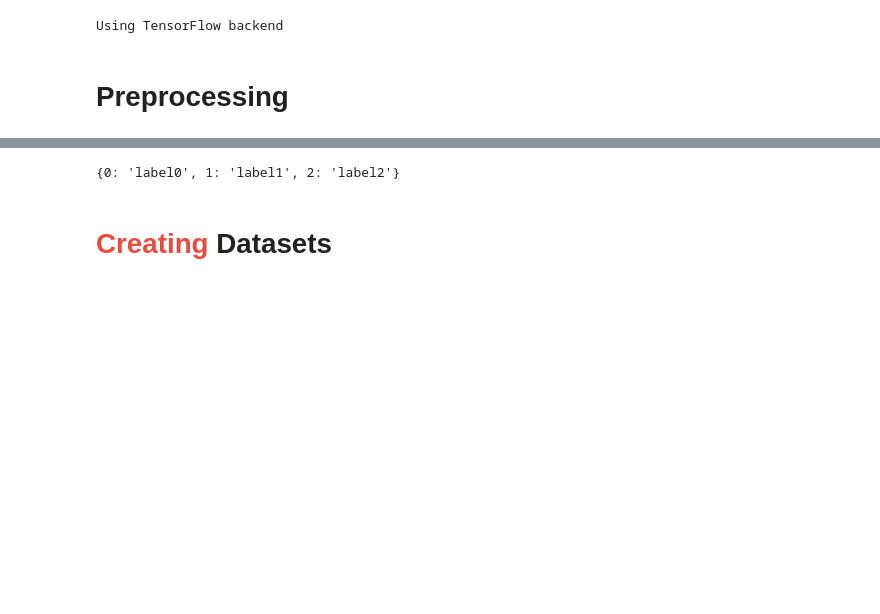
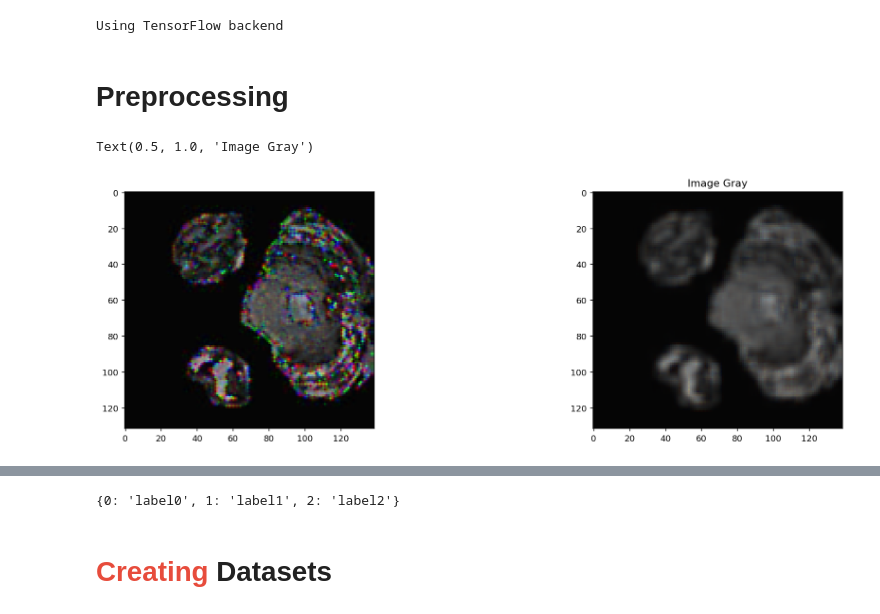
Before and after one commit to juliorodrigues07/tumour_detection, a Jupyter notebook: notebooks/brain_tumor_detection_w_keras_yolo_v8.ipynb, the cells around one changed output, grey strips where cells are left out. Saved outputs shown, nothing was run; the diff lists cells and outputs as text; code cells hidden in the pictures; blank space fills up the shorter version.

```diff
--- a/notebooks/brain_tumor_detection_w_keras_yolo_v8.ipynb
+++ b/notebooks/brain_tumor_detection_w_keras_yolo_v8.ipynb
@@ -67,3 +67,23 @@ AUTO = tf.data.AUTOTUNE
 Using TensorFlow backend
 # %% [markdown]
 # <span style="color:#e74c3c;"> </span> Preprocessing
+# %%
+#SUAVIZAÇÃO DA IMAGEM
+#carrega a imagem
+img_path  = f'slice_34.jpg'
+image_gray = cv2.imread(img_path,0)
+
+#Aplica filtro de média
+blurred_image = cv2.blur(image_gray,(5,5))
+
+#plota a imagem gray e imagem suavizada
+
+fig, axs = plt.subplots(1,2, figsize = (18,5), dpi=130)
+axs[0].imshow(cv2.cvtColor(image_gray,cv2.COLOR_BAYER_BG2BGR))
+plt.title('Imagem Suavizada')
+
+axs[1].imshow(cv2.cvtColor(blurred_image,cv2.COLOR_BAYER_BG2BGR))
+plt.title('Image Gray')
+# %% [output]
+Text(0.5, 1.0, 'Image Gray')
+[figure, added]
```
Also changed, not shown: parts of 2 cells of this notebook.
